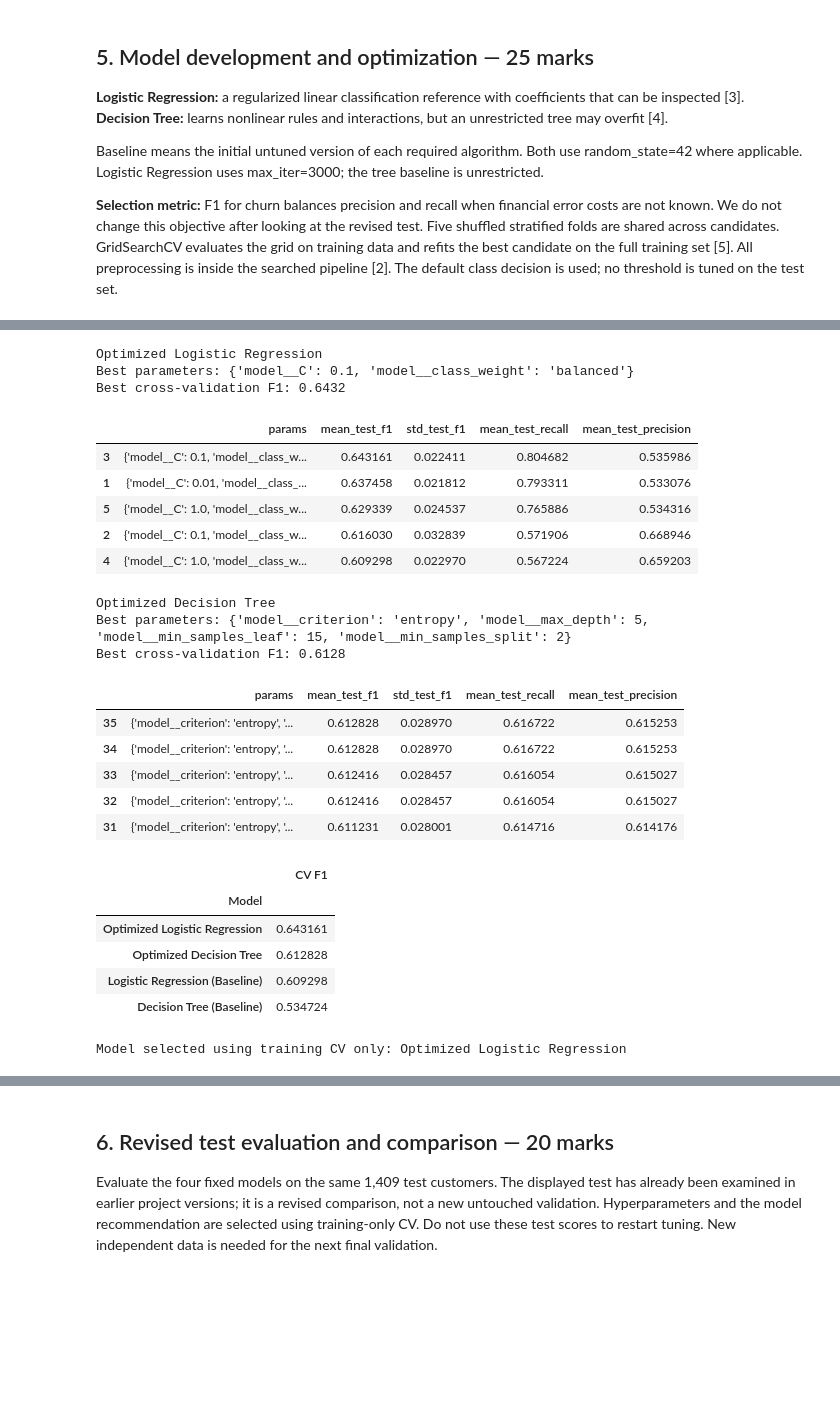
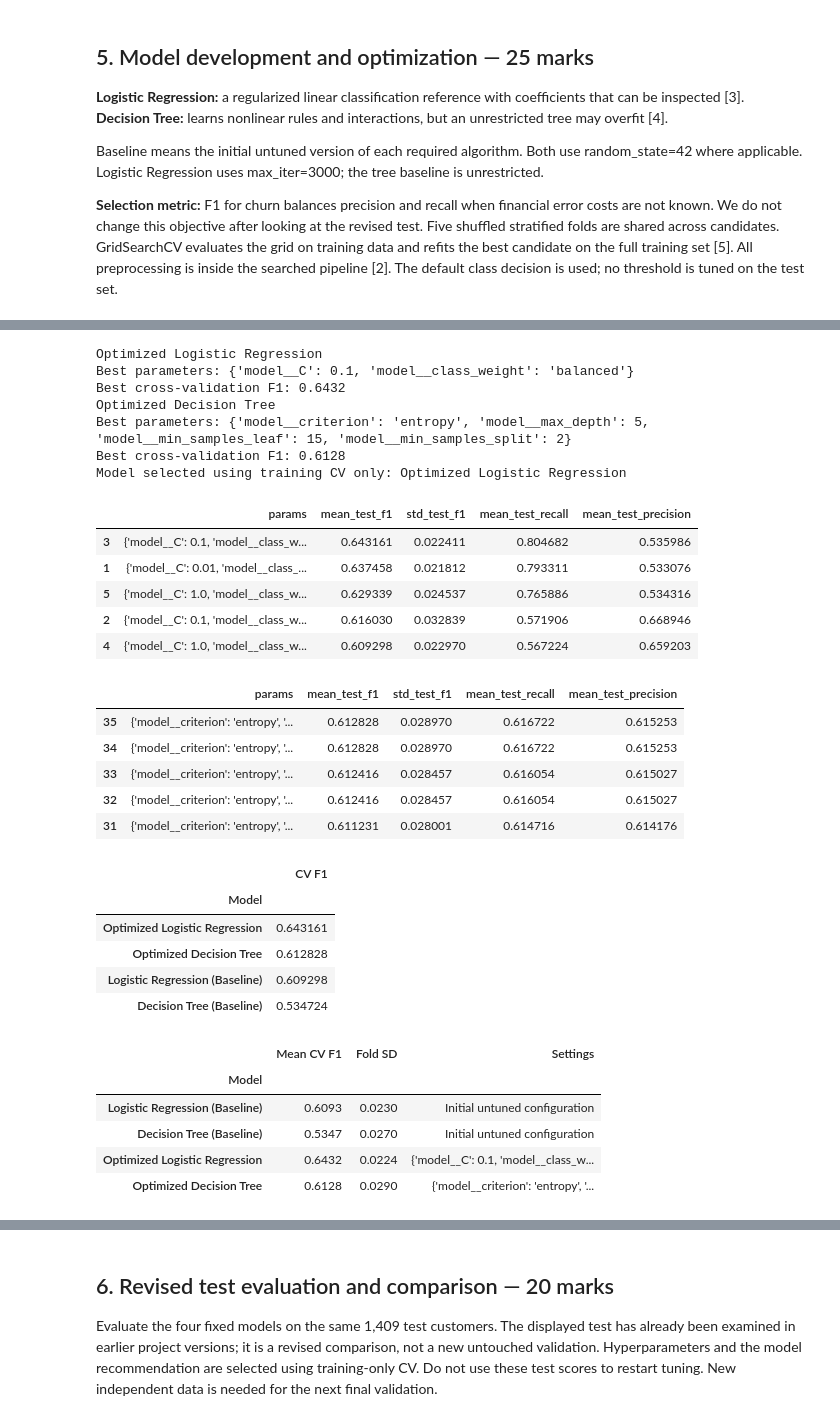
Before and after one commit to mehrthur-teste/end-to-end-supervised-machine-learning-project, a Jupyter notebook: Group4.ipynb, the cells around one changed output, grey strips where cells are left out. Drawn from its saved outputs; the diff is of its cells as text; code cells hidden in the pictures; blank space fills up the shorter version.

```diff
--- a/Group4.ipynb
+++ b/Group4.ipynb
@@ -512,34 +511,48 @@ for name, (pipeline, param_grid) in search_specs.items():
 
 models = {**baseline_models, **{name: search.best_estimator_ for name, search in searches.items()}}
 selection_rows = [{"Model": row["Model"], "CV F1": row["CV f1 mean"]} for row in cv_rows]
 selection_rows += [{"Model": name, "CV F1": search.best_score_} for name, search in searches.items()]
 selection_table = pd.DataFrame(selection_rows).set_index("Model").sort_values("CV F1", ascending=False)
 recommended_name = selection_table.index[0]
 display(selection_table)
 print("Model selected using training CV only:", recommended_name)
+
+optimization_summary = [{"Model": row["Model"], "Mean CV F1": row["CV f1 mean"],
+    "Fold SD": row["CV f1 std"], "Settings": "Initial untuned configuration"} for row in cv_rows]
+for name, search in searches.items():
+    optimization_summary.append({"Model": name, "Mean CV F1": search.best_score_,
+        "Fold SD": search.cv_results_["std_test_f1"][search.best_index_],
+        "Settings": str(search.best_params_)})
+display(pd.DataFrame(optimization_summary).set_index("Model").round(4))
 # %% [output]
 Optimized Logistic Regression
 Best parameters: {'model__C': 0.1, 'model__class_weight': 'balanced'}
 Best cross-validation F1: 0.6432
+Optimized Decision Tree
+Best parameters: {'model__criterion': 'entropy', 'model__max_depth': 5, 'model__min_samples_leaf': 15, 'model__min_samples_split': 2}
+Best cross-validation F1: 0.6128
+Model selected using training CV only: Optimized Logistic Regression
 |  | params | mean_test_f1 | std_test_f1 | mean_test_recall | mean_test_precision |
 | 3 | {'model__C': 0.1, 'model__class_w... | 0.643161 | 0.022411 | 0.804682 | 0.535986 |
 | 1 | {'model__C': 0.01, 'model__class_... | 0.637458 | 0.021812 | 0.793311 | 0.533076 |
 | 5 | {'model__C': 1.0, 'model__class_w... | 0.629339 | 0.024537 | 0.765886 | 0.534316 |
 | 2 | {'model__C': 0.1, 'model__class_w... | 0.616030 | 0.032839 | 0.571906 | 0.668946 |
 | 4 | {'model__C': 1.0, 'model__class_w... | 0.609298 | 0.022970 | 0.567224 | 0.659203 |
-Optimized Decision Tree
-Best parameters: {'model__criterion': 'entropy', 'model__max_depth': 5, 'model__min_samples_leaf': 15, 'model__min_samples_split': 2}
-Best cross-validation F1: 0.6128
 |  | params | mean_test_f1 | std_test_f1 | mean_test_recall | mean_test_precision |
 | 35 | {'model__criterion': 'entropy', '... | 0.612828 | 0.028970 | 0.616722 | 0.615253 |
 | 34 | {'model__criterion': 'entropy', '... | 0.612828 | 0.028970 | 0.616722 | 0.615253 |
 | 33 | {'model__criterion': 'entropy', '... | 0.612416 | 0.028457 | 0.616054 | 0.615027 |
 | 32 | {'model__criterion': 'entropy', '... | 0.612416 | 0.028457 | 0.616054 | 0.615027 |
 | 31 | {'model__criterion': 'entropy', '... | 0.611231 | 0.028001 | 0.614716 | 0.614176 |
 |  | CV F1 |
 | Model |  |
 | Optimized Logistic Regression | 0.643161 |
 | Optimized Decision Tree | 0.612828 |
 | Logistic Regression (Baseline) | 0.609298 |
 | Decision Tree (Baseline) | 0.534724 |
-Model selected using training CV only: Optimized Logistic Regression
+|  | Mean CV F1 | Fold SD | Settings |
+| Model |  |  |  |
+| Logistic Regression (Baseline) | 0.6093 | 0.0230 | Initial untuned configuration |
+| Decision Tree (Baseline) | 0.5347 | 0.0270 | Initial untuned configuration |
+| Optimized Logistic Regression | 0.6432 | 0.0224 | {'model__C': 0.1, 'model__class_w... |
+| Optimized Decision Tree | 0.6128 | 0.0290 | {'model__criterion': 'entropy', '... |
```
Also changed, not shown: parts of 23 cells of this notebook, 4 other files.
